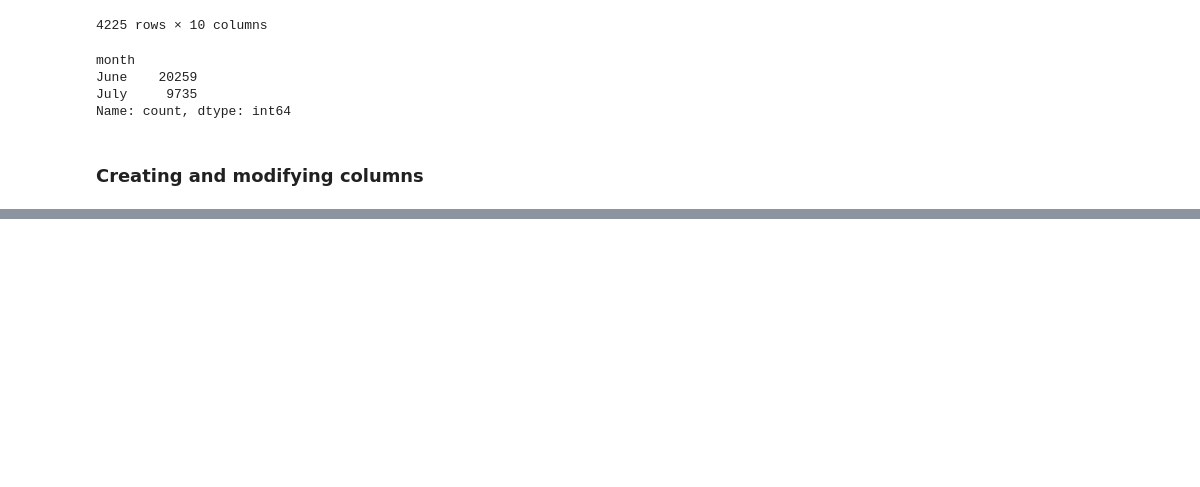
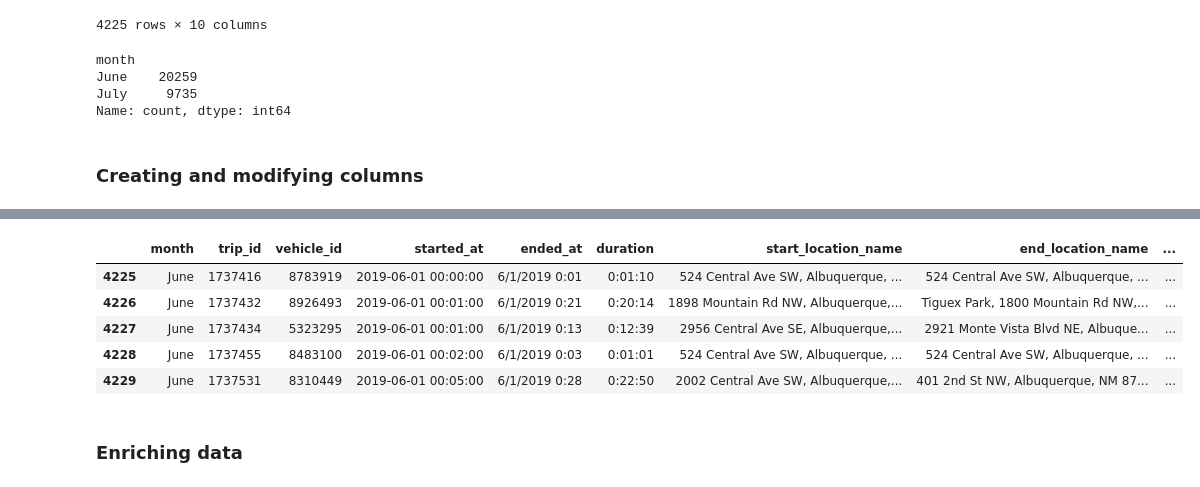
Before and after one commit to Mahdi88BH/Data-Engineering, a Jupyter notebook: Data_Validation/Exploratory_Data_Analysis.ipynb, the cells around one changed output, grey strips where cells are left out. Drawn from its saved outputs; the diff is of its cells as text; code cells hidden in the pictures; blank space fills up the shorter version.

```diff
--- a/Data_Validation/Exploratory_Data_Analysis.ipynb
+++ b/Data_Validation/Exploratory_Data_Analysis.ipynb
@@ -410,0 +556,11 @@ Name: count, dtype: int64
+# %%
+df.head()
+# %% [output]
+|  | month | trip_id | vehicle_id | started_at | ended_at | duration | start_location_name | end_location_name | ... |
+| 4225 | June | 1737416 | 8783919 | 2019-06-01 00:00:00 | 6/1/2019 0:01 | 0:01:10 | 524 Central Ave SW, Albuquerque, ... | 524 Central Ave SW, Albuquerque, ... | ... |
+| 4226 | June | 1737432 | 8926493 | 2019-06-01 00:01:00 | 6/1/2019 0:21 | 0:20:14 | 1898 Mountain Rd NW, Albuquerque,... | Tiguex Park, 1800 Mountain Rd NW,... | ... |
+| 4227 | June | 1737434 | 5323295 | 2019-06-01 00:01:00 | 6/1/2019 0:13 | 0:12:39 | 2956 Central Ave SE, Albuquerque,... | 2921 Monte Vista Blvd NE, Albuque... | ... |
+| 4228 | June | 1737455 | 8483100 | 2019-06-01 00:02:00 | 6/1/2019 0:03 | 0:01:01 | 524 Central Ave SW, Albuquerque, ... | 524 Central Ave SW, Albuquerque, ... | ... |
+| 4229 | June | 1737531 | 8310449 | 2019-06-01 00:05:00 | 6/1/2019 0:28 | 0:22:50 | 2002 Central Ave SW, Albuquerque,... | 401 2nd St NW, Albuquerque, NM 87... | ... |
+# %% [markdown]
+### **Enriching data**
```
Also changed, not shown: parts of 11 cells of this notebook.
